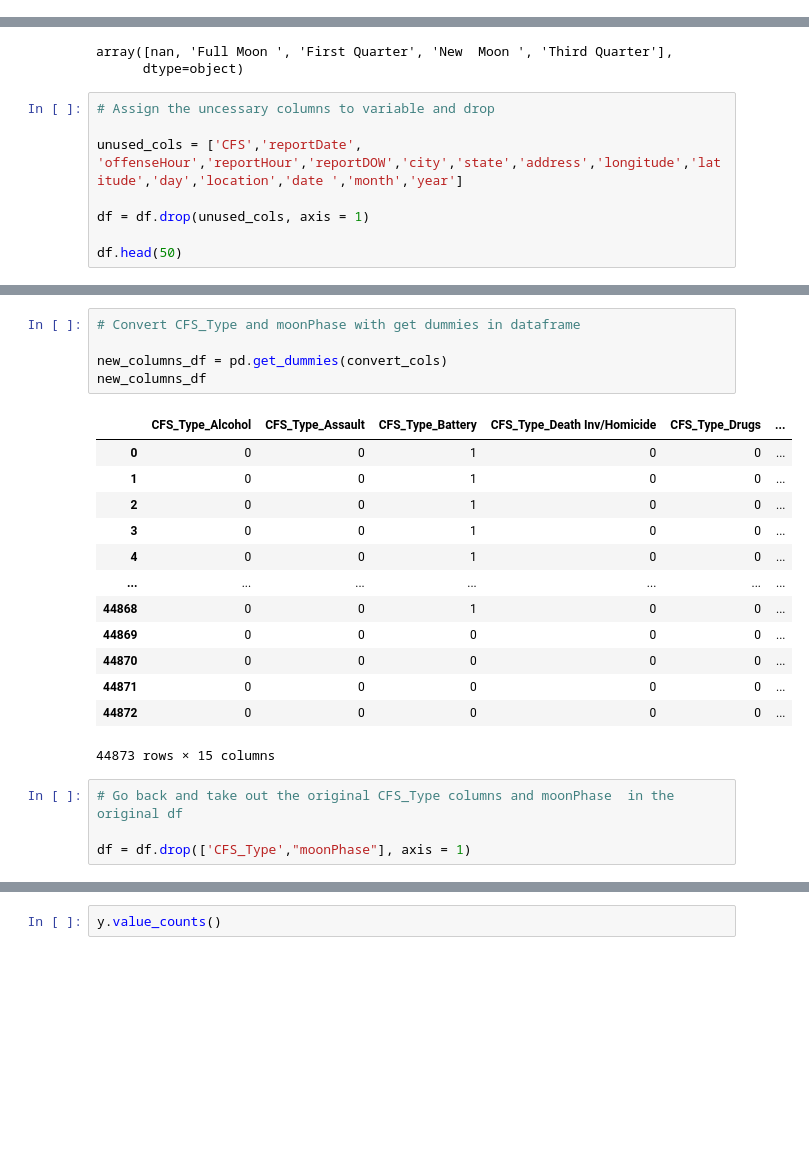
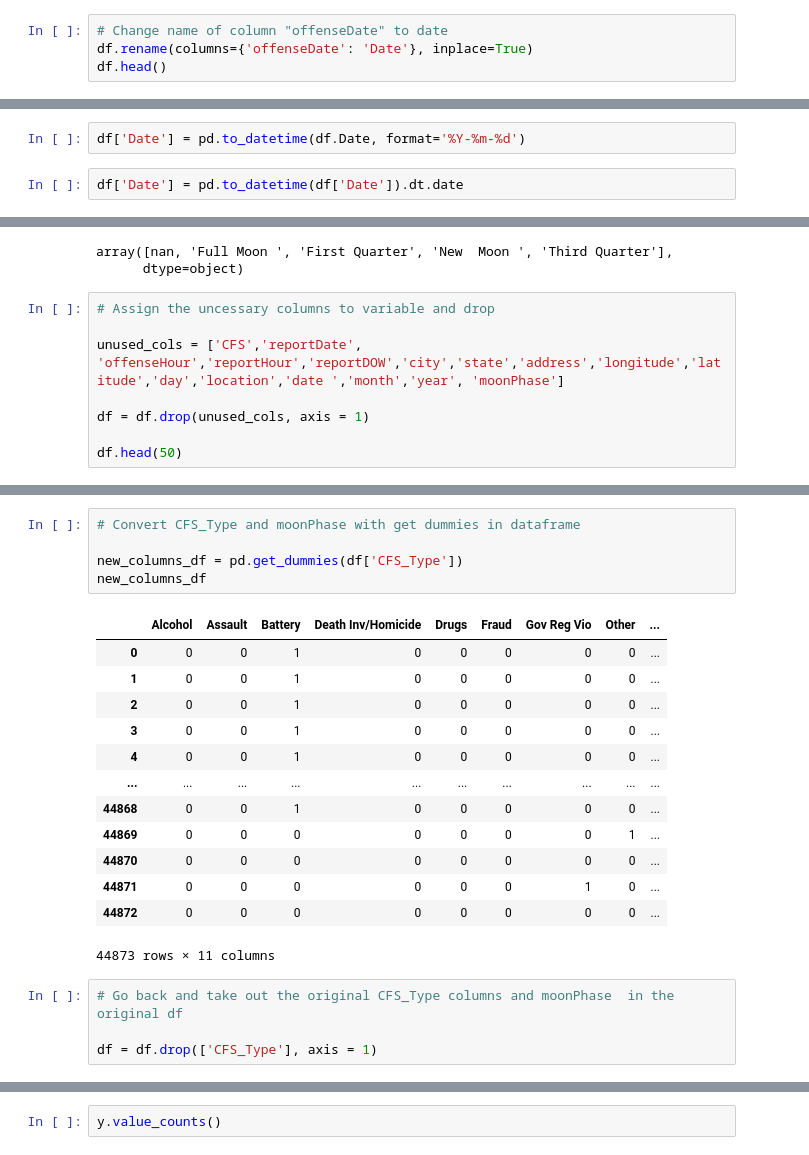
Before and after one commit to lawrencegoodwyn/FinalProject, a Jupyter notebook: PhaseML_2.ipynb, the cells around one changed output, grey strips where cells are left out. Cells and saved outputs as stored; diff of their text form; blank space fills up the shorter version.

```diff
--- a/PhaseML_2.ipynb
+++ b/PhaseML_2.ipynb
@@ -175,0 +27,4 @@ new_moonphasesdf
+# %%
+# Change name of column "offenseDate" to date
+df.rename(columns={'offenseDate': 'Date'}, inplace=True)
+df.head()
@@ -175,0 +39,4 @@ new_moonphasesdf
+# %%
+df['Date'] = pd.to_datetime(df.Date, format='%Y-%m-%d')
+# %%
+df['Date'] = pd.to_datetime(df['Date']).dt.date
@@ -221,7 +265,7 @@ array([nan, 'Full Moon ', 'First Quarter', 'New  Moon ', 'Third Quarter'],
 # %%
 # Assign the uncessary columns to variable and drop
 
-unused_cols = ['CFS','reportDate', 'offenseHour','reportHour','reportDOW','city','state','address','longitude','latitude','day','location','date ','month','year']
+unused_cols = ['CFS','reportDate', 'offenseHour','reportHour','reportDOW','city','state','address','longitude','latitude','day','location','date ','month','year', 'moonPhase']
 
 df = df.drop(unused_cols, axis = 1)
 
@@ -266,26 +309,26 @@ convert_cols
 # %%
 # Convert CFS_Type and moonPhase with get dummies in dataframe
 
-new_columns_df = pd.get_dummies(convert_cols)
+new_columns_df = pd.get_dummies(df['CFS_Type'])
 new_columns_df
 # %% [output]
-|  | CFS_Type_Alcohol | CFS_Type_Assault | CFS_Type_Battery | CFS_Type_Death Inv/Homicide | CFS_Type_Drugs | ... |
-| 0 | 0 | 0 | 1 | 0 | 0 | ... |
-| 1 | 0 | 0 | 1 | 0 | 0 | ... |
-| 2 | 0 | 0 | 1 | 0 | 0 | ... |
-| 3 | 0 | 0 | 1 | 0 | 0 | ... |
-| 4 | 0 | 0 | 1 | 0 | 0 | ... |
-| ... | ... | ... | ... | ... | ... | ... |
-| 44868 | 0 | 0 | 1 | 0 | 0 | ... |
-| 44869 | 0 | 0 | 0 | 0 | 0 | ... |
-| 44870 | 0 | 0 | 0 | 0 | 0 | ... |
-| 44871 | 0 | 0 | 0 | 0 | 0 | ... |
-| 44872 | 0 | 0 | 0 | 0 | 0 | ... |
+|  | Alcohol | Assault | Battery | Death Inv/Homicide | Drugs | Fraud | Gov Reg Vio | Other | ... |
+| 0 | 0 | 0 | 1 | 0 | 0 | 0 | 0 | 0 | ... |
+| 1 | 0 | 0 | 1 | 0 | 0 | 0 | 0 | 0 | ... |
+| 2 | 0 | 0 | 1 | 0 | 0 | 0 | 0 | 0 | ... |
+| 3 | 0 | 0 | 1 | 0 | 0 | 0 | 0 | 0 | ... |
+| 4 | 0 | 0 | 1 | 0 | 0 | 0 | 0 | 0 | ... |
+| ... | ... | ... | ... | ... | ... | ... | ... | ... | ... |
+| 44868 | 0 | 0 | 1 | 0 | 0 | 0 | 0 | 0 | ... |
+| 44869 | 0 | 0 | 0 | 0 | 0 | 0 | 0 | 1 | ... |
+| 44870 | 0 | 0 | 0 | 0 | 0 | 0 | 0 | 0 | ... |
+| 44871 | 0 | 0 | 0 | 0 | 0 | 0 | 1 | 0 | ... |
+| 44872 | 0 | 0 | 0 | 0 | 0 | 0 | 0 | 0 | ... |
-44873 rows × 15 columns
+44873 rows × 11 columns
 # %%
 # Go back and take out the original CFS_Type columns and moonPhase  in the original df
 
-df = df.drop(['CFS_Type',"moonPhase"], axis = 1)
+df = df.drop(['CFS_Type'], axis = 1)
 # %%
 new_df = pd.merge(df,new_columns_df, left_index=True, right_index = True )
 new_df
```
Also changed, not shown: parts of 44 cells of this notebook.
